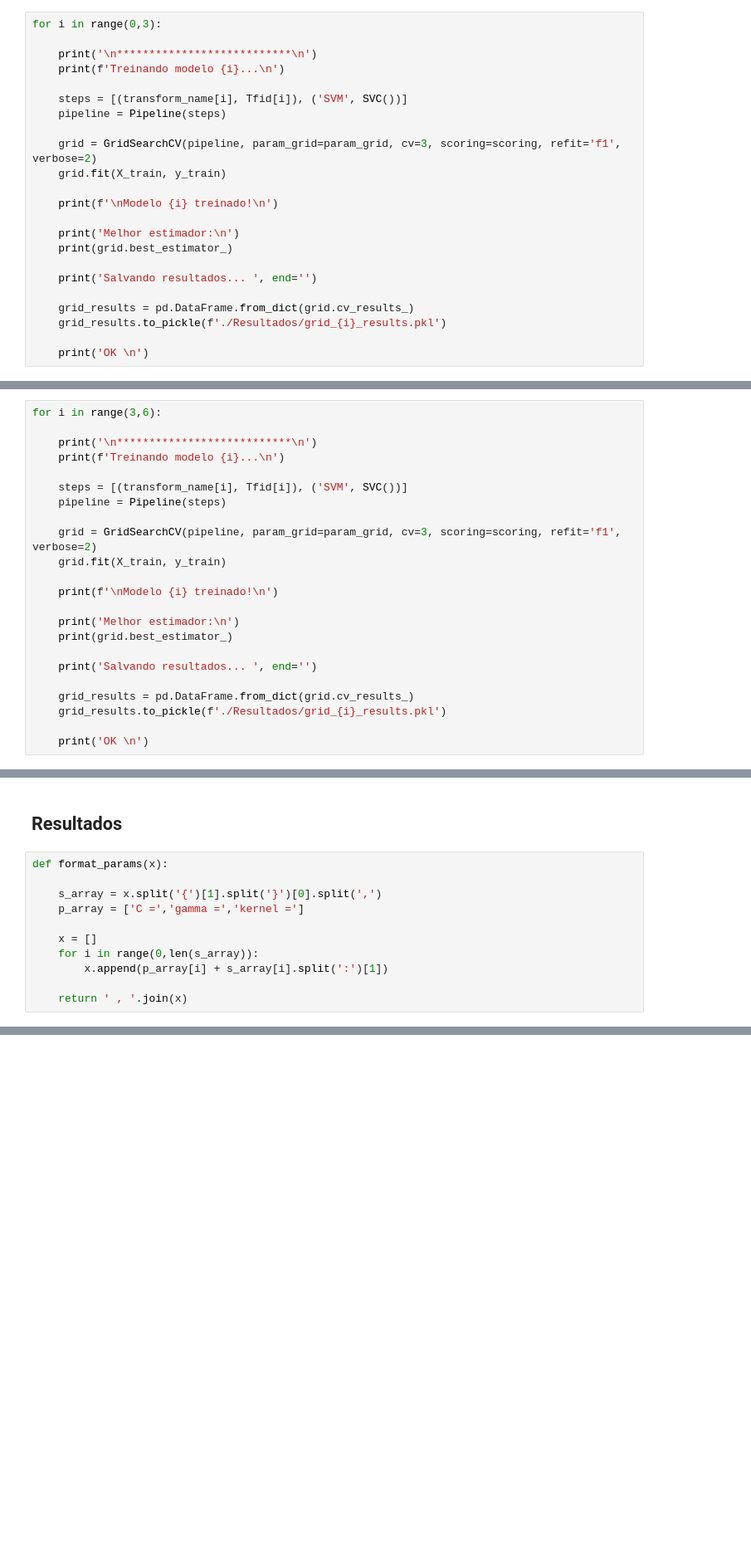
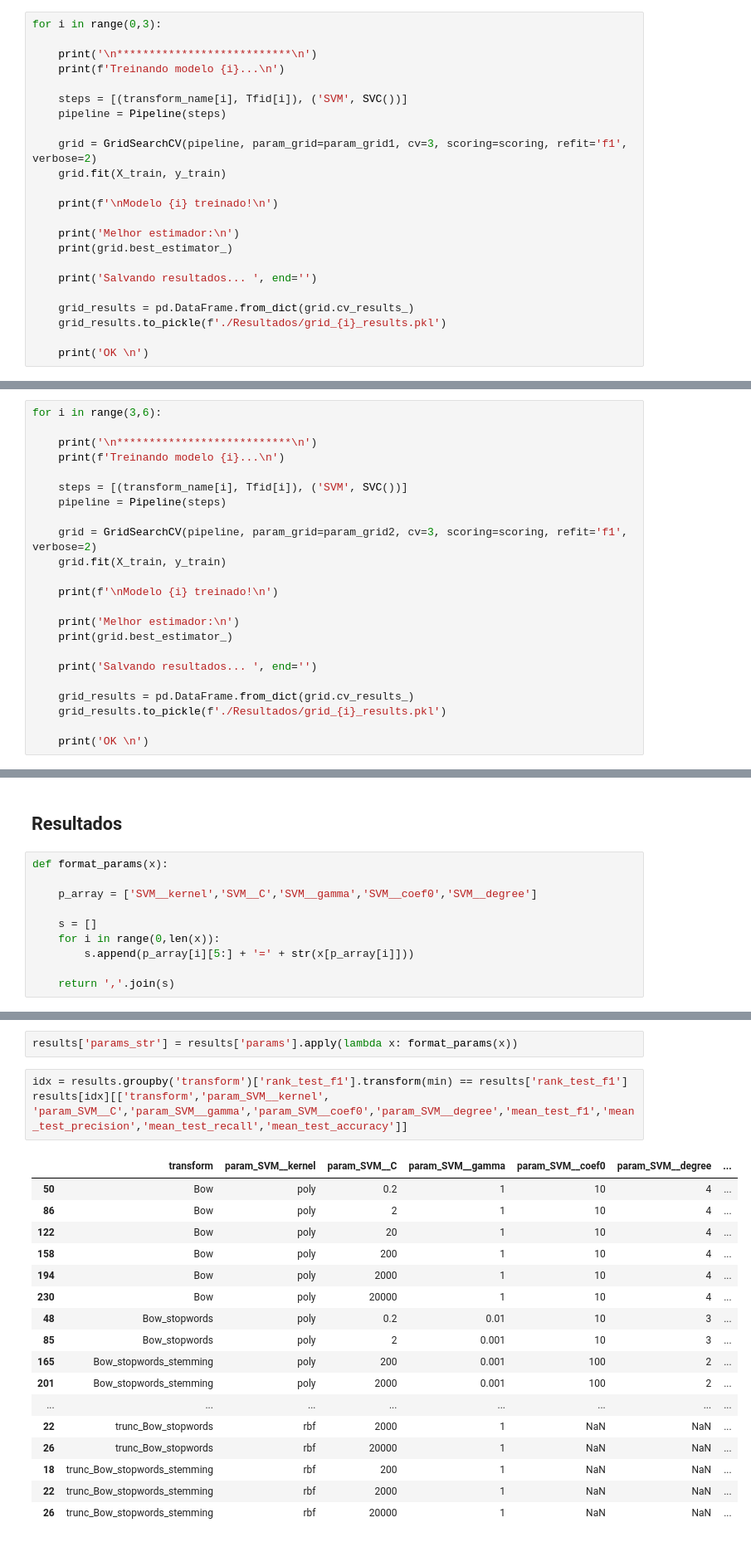
Before and after one commit to danielgs-research/svm-fakenews, a Jupyter notebook: Bow_SVM.ipynb, the cells around one changed output, grey strips where cells are left out. Shown: that part at 83% size. Saved outputs shown, nothing was run; the diff lists cells and outputs as text; blank space fills up the shorter version.

Commit message:
resultados v0

```diff
--- a/Bow_SVM.ipynb
+++ b/Bow_SVM.ipynb
@@ -127,7 +147,7 @@ for i in range(0,3):
     steps = [(transform_name[i], Tfid[i]), ('SVM', SVC())]
     pipeline = Pipeline(steps)
 
-    grid = GridSearchCV(pipeline, param_grid=param_grid, cv=3, scoring=scoring, refit='f1', verbose=2)
+    grid = GridSearchCV(pipeline, param_grid=param_grid1, cv=3, scoring=scoring, refit='f1', verbose=2)
     grid.fit(X_train, y_train)
 
     print(f'\nModelo {i} treinado!\n')
@@ -170,7 +190,7 @@ for i in range(3,6):
     steps = [(transform_name[i], Tfid[i]), ('SVM', SVC())]
     pipeline = Pipeline(steps)
 
-    grid = GridSearchCV(pipeline, param_grid=param_grid, cv=3, scoring=scoring, refit='f1', verbose=2)
+    grid = GridSearchCV(pipeline, param_grid=param_grid2, cv=3, scoring=scoring, refit='f1', verbose=2)
     grid.fit(X_train, y_train)
 
     print(f'\nModelo {i} treinado!\n')
@@ -210,14 +227,13 @@ Fitting 3 folds for each of 50 candidates, totalling 150 fits
 # %%
 def format_params(x):
 
-    s_array = x.split('{')[1].split('}')[0].split(',')
-    p_array = ['C =','gamma =','kernel =']
+    p_array = ['SVM__kernel','SVM__C','SVM__gamma','SVM__coef0','SVM__degree']
 
-    x = []
-    for i in range(0,len(s_array)):
-        x.append(p_array[i] + s_array[i].split(':')[1])
+    s = []
+    for i in range(0,len(x)):
+        s.append(p_array[i][5:] + '=' + str(x[p_array[i]]))
 
-    return ' , '.join(x)
+    return ','.join(s)
 # %%
 grid_0 = pd.read_pickle(os.path.join(result_path,'grid_0_results.pkl'))
 grid_0.insert(7,'transform',transform_name[0])
@@ -240,0 +261,23 @@ results = pd.concat([grid_0,grid_1,grid_2,grid_3,grid_4,grid_5])
+# %%
+results['params_str'] = results['params'].apply(lambda x: format_params(x))
+# %%
+idx = results.groupby('transform')['rank_test_f1'].transform(min) == results['rank_test_f1']
+results[idx][['transform','param_SVM__kernel', 'param_SVM__C','param_SVM__gamma','param_SVM__coef0','param_SVM__degree','mean_test_f1','mean_test_precision','mean_test_recall','mean_test_accuracy']]
+# %% [output]
+|  | transform | param_SVM__kernel | param_SVM__C | param_SVM__gamma | param_SVM__coef0 | param_SVM__degree | ... |
+| 50 | Bow | poly | 0.2 | 1 | 10 | 4 | ... |
+| 86 | Bow | poly | 2 | 1 | 10 | 4 | ... |
+| 122 | Bow | poly | 20 | 1 | 10 | 4 | ... |
+| 158 | Bow | poly | 200 | 1 | 10 | 4 | ... |
+| 194 | Bow | poly | 2000 | 1 | 10 | 4 | ... |
+| 230 | Bow | poly | 20000 | 1 | 10 | 4 | ... |
+| 48 | Bow_stopwords | poly | 0.2 | 0.01 | 10 | 3 | ... |
+| 85 | Bow_stopwords | poly | 2 | 0.001 | 10 | 3 | ... |
+| 165 | Bow_stopwords_stemming | poly | 200 | 0.001 | 100 | 2 | ... |
+| 201 | Bow_stopwords_stemming | poly | 2000 | 0.001 | 100 | 2 | ... |
+| ... | ... | ... | ... | ... | ... | ... | ... |
+| 22 | trunc_Bow_stopwords | rbf | 2000 | 1 | NaN | NaN | ... |
+| 26 | trunc_Bow_stopwords | rbf | 20000 | 1 | NaN | NaN | ... |
+| 18 | trunc_Bow_stopwords_stemming | rbf | 200 | 1 | NaN | NaN | ... |
+| 22 | trunc_Bow_stopwords_stemming | rbf | 2000 | 1 | NaN | NaN | ... |
+| 26 | trunc_Bow_stopwords_stemming | rbf | 20000 | 1 | NaN | NaN | ... |
```
Also changed, not shown: parts of 8 cells of this notebook, 6 other files.
